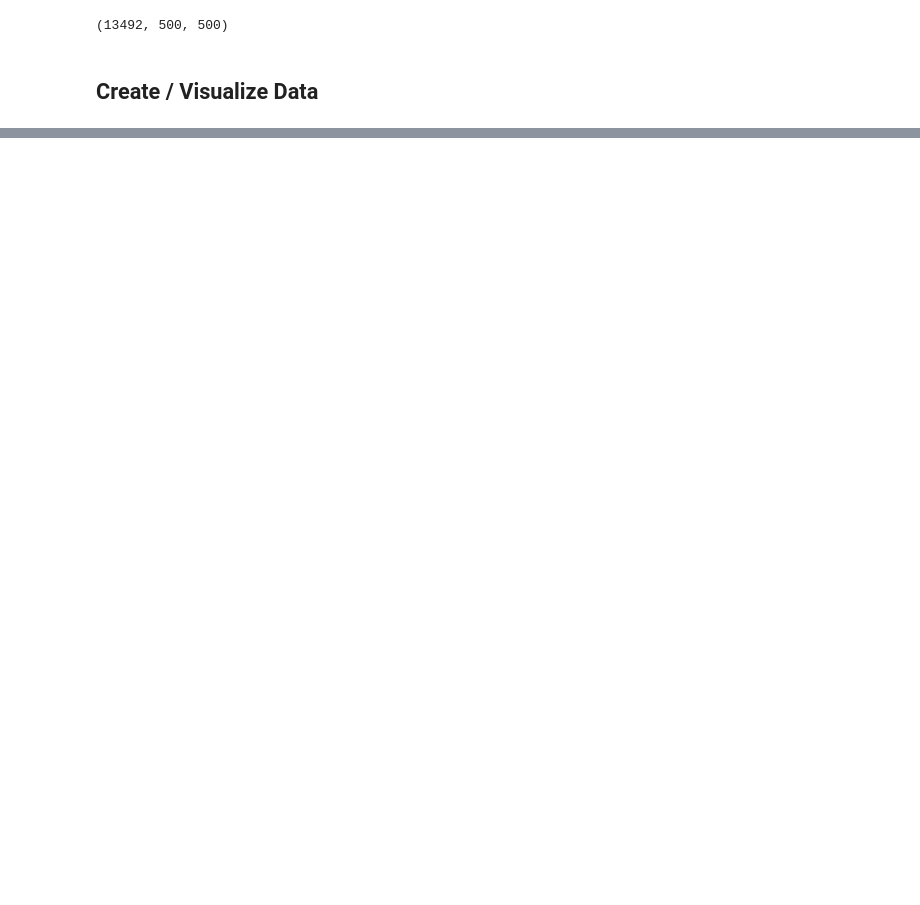
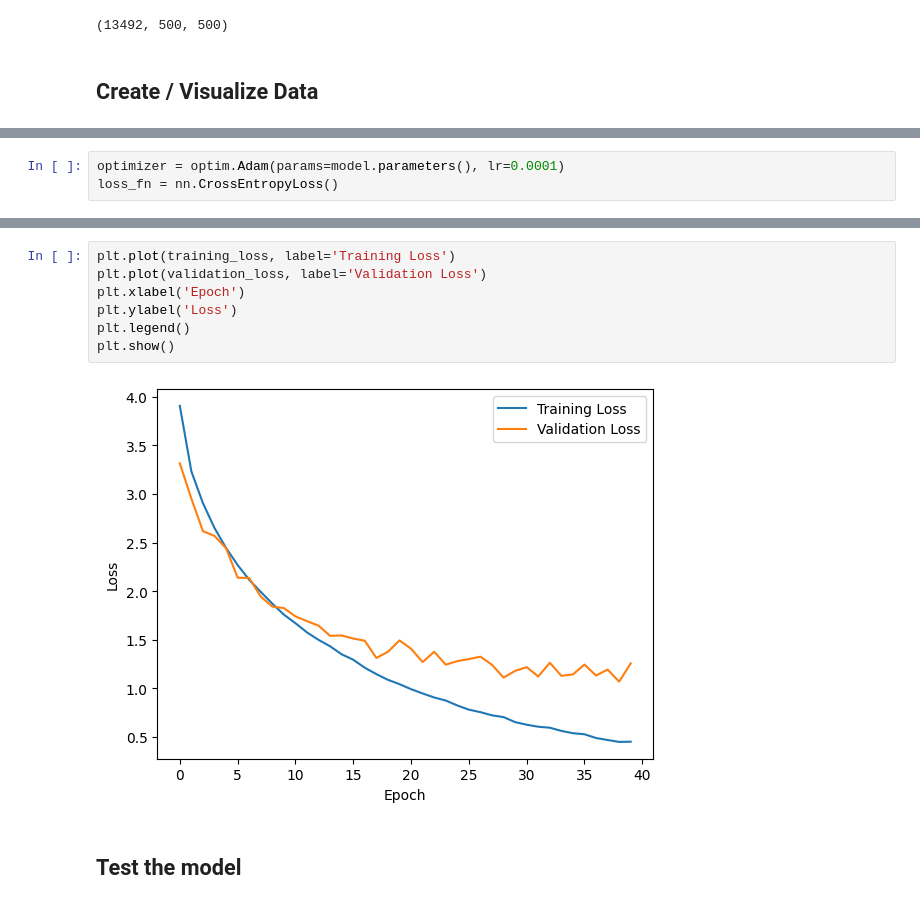
Before and after one commit to joshthyng777/sports-classification, a Jupyter notebook: notebook.ipynb, the cells around one changed output, grey strips where cells are left out. Drawn from its saved outputs; the diff is of its cells as text; blank space fills up the shorter version.

Commit message:
start model
Signed-off-by: ethangilles <ehgilles01@gmail.com>

```diff
--- a/notebook.ipynb
+++ b/notebook.ipynb
@@ -84,0 +171,3 @@ visualize(train_dataloader)
+# %%
+optimizer = optim.Adam(params=model.parameters(), lr=0.0001)
+loss_fn = nn.CrossEntropyLoss()
@@ -84,0 +245,11 @@ visualize(train_dataloader)
+# %%
+plt.plot(training_loss, label='Training Loss')
+plt.plot(validation_loss, label='Validation Loss')
+plt.xlabel('Epoch')
+plt.ylabel('Loss')
+plt.legend()
+plt.show()
+# %% [output]
+[figure, added]
+# %% [markdown]
+## Test the model
```
Also changed, not shown: parts of 11 cells of this notebook.
